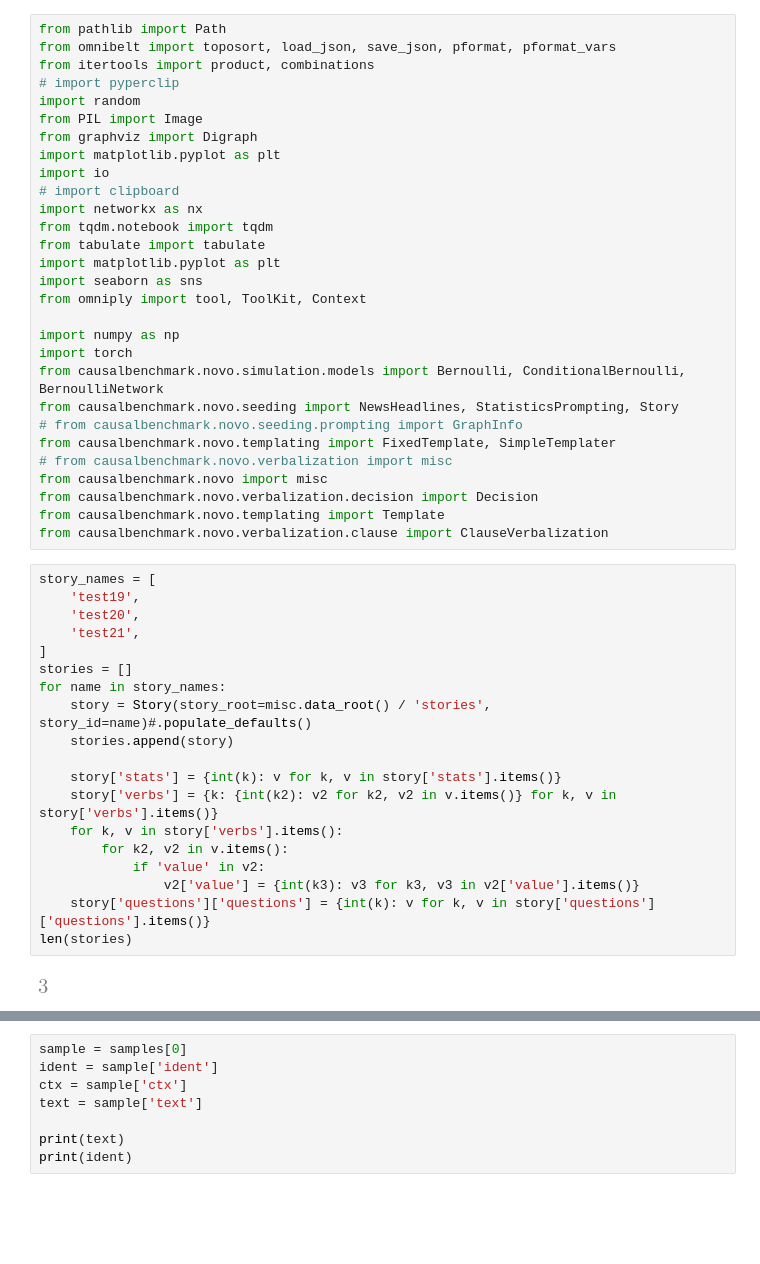
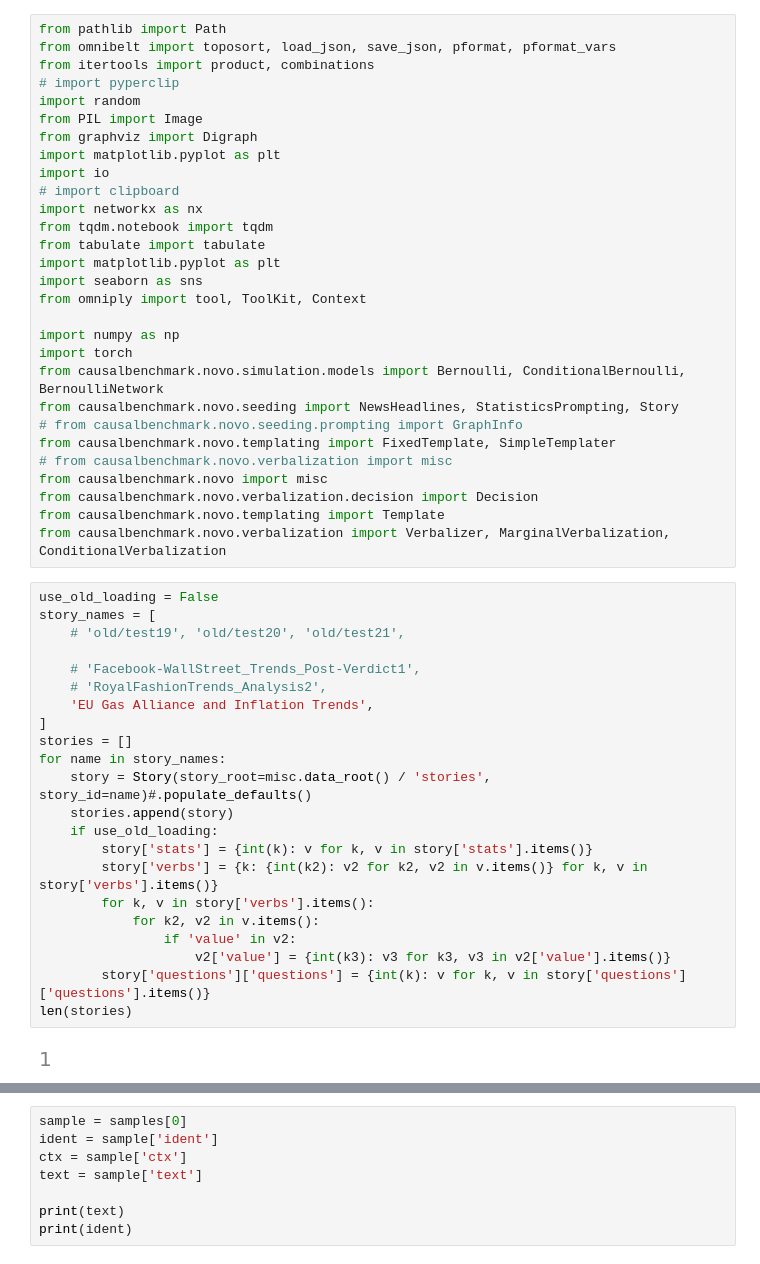
Before and after one commit to felixludos/cladder, a Jupyter notebook: notebooks/build_verb_templates.ipynb, the cells around one changed output, grey strips where cells are left out. Drawn from its saved outputs; the diff is of its cells as text; blank space fills up the shorter version.

Commit message:
graph prompt update, simple conditional verbs working

```diff
--- a/notebooks/build_verb_templates.ipynb
+++ b/notebooks/build_verb_templates.ipynb
@@ -26,26 +26,29 @@ from causalbenchmark.novo.templating import FixedTemplate, SimpleTemplater
 from causalbenchmark.novo import misc
 from causalbenchmark.novo.verbalization.decision import Decision
 from causalbenchmark.novo.templating import Template
-from causalbenchmark.novo.verbalization.clause import ClauseVerbalization
+from causalbenchmark.novo.verbalization import Verbalizer, MarginalVerbalization, ConditionalVerbalization
 # %%
+use_old_loading = False
 story_names = [
-	'test19',
-	'test20',
-	'test21',
+	# 'old/test19', 'old/test20', 'old/test21',
+
+	# 'Facebook-WallStreet_Trends_Post-Verdict1',
+	# 'RoyalFashionTrends_Analysis2',
+	'EU Gas Alliance and Inflation Trends',
 ]
 stories = []
 for name in story_names:
 	story = Story(story_root=misc.data_root() / 'stories', story_id=name)#.populate_defaults()
 	stories.append(story)
-
-	story['stats'] = {int(k): v for k, v in story['stats'].items()}
-	story['verbs'] = {k: {int(k2): v2 for k2, v2 in v.items()} for k, v in story['verbs'].items()}
-	for k, v in story['verbs'].items():
-		for k2, v2 in v.items():
-			if 'value' in v2:
-				v2['value'] = {int(k3): v3 for k3, v3 in v2['value'].items()}
-	story['questions']['questions'] = {int(k): v for k, v in story['questions']['questions'].items()}
+	if use_old_loading:
+		story['stats'] = {int(k): v for k, v in story['stats'].items()}
+		story['verbs'] = {k: {int(k2): v2 for k2, v2 in v.items()} for k, v in story['verbs'].items()}
+		for k, v in story['verbs'].items():
+			for k2, v2 in v.items():
+				if 'value' in v2:
+					v2['value'] = {int(k3): v3 for k3, v3 in v2['value'].items()}
+		story['questions']['questions'] = {int(k): v for k, v in story['questions']['questions'].items()}
 len(stories)
 # %% [output]
-[figure, old version]
+[figure, new version]
 # %%
```
Also changed, not shown: parts of 8 cells of this notebook, 16 other files.
